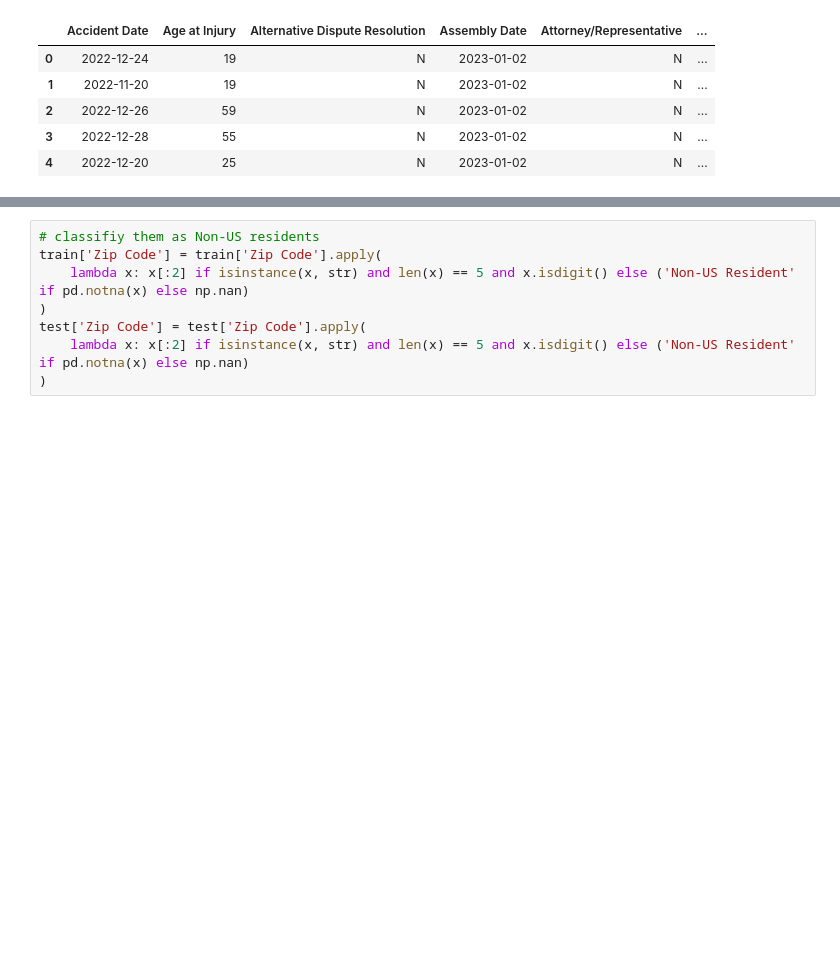
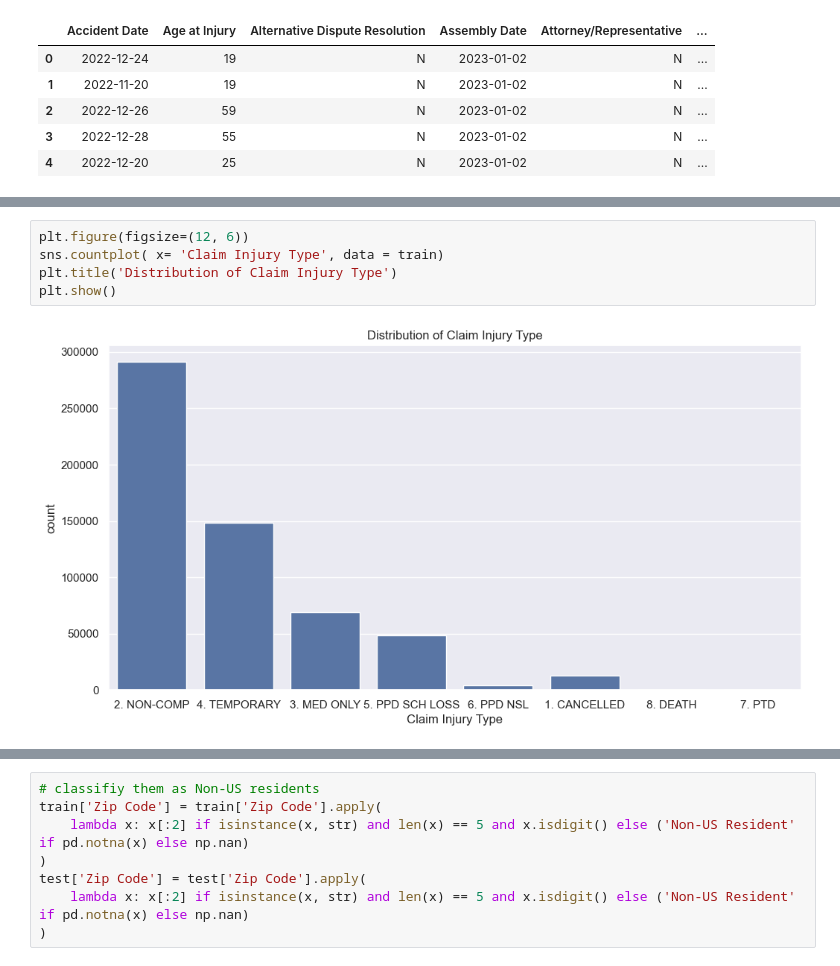
Before and after one commit to RLopes2327/Group17_ML2425, a Jupyter notebook: part2_RL/data.ipynb, the cells around one changed output, grey strips where cells are left out. Cells and saved outputs as stored; diff of their text form; blank space fills up the shorter version.

```diff
--- a/part2_RL/data.ipynb
+++ b/part2_RL/data.ipynb
@@ -74,0 +291,7 @@ test.head()
+# %%
+plt.figure(figsize=(12, 6))
+sns.countplot( x= 'Claim Injury Type', data = train)
+plt.title('Distribution of Claim Injury Type')
+plt.show()
+# %% [output]
+[figure, added]
```
Also changed, not shown: parts of 46 cells of this notebook.
